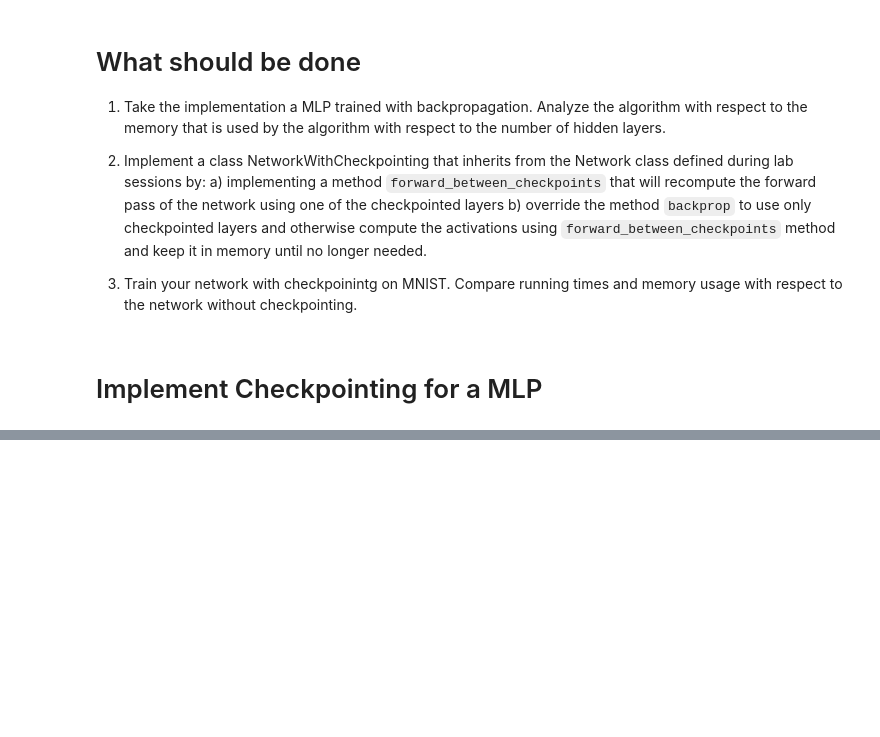
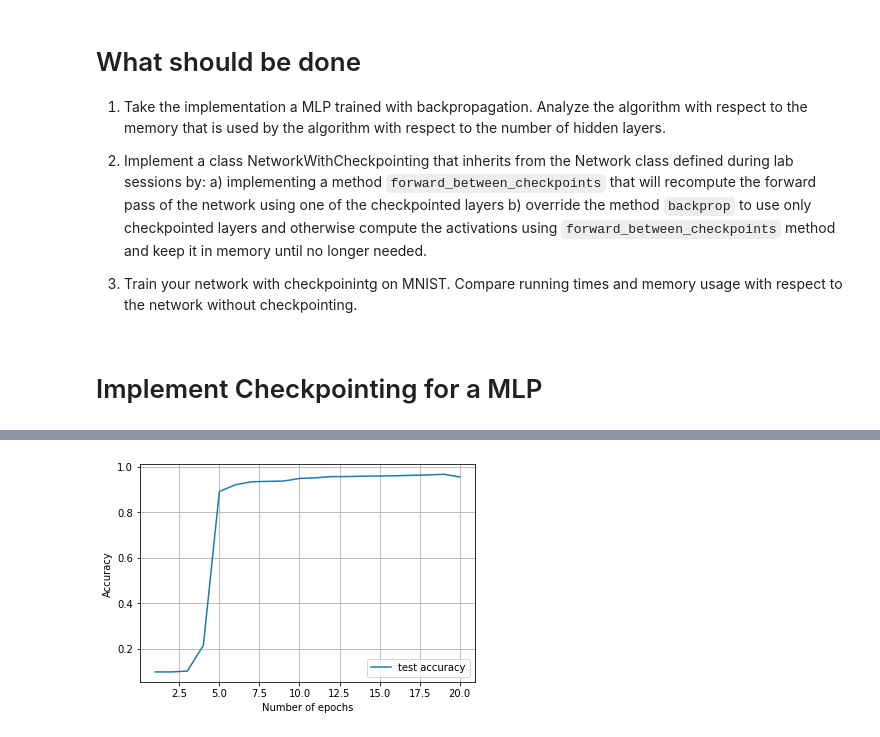
Before and after one commit to asia281/dnn2022, a Jupyter notebook: Asia_of_hw1_checkpoints_student.ipynb, the cells around one changed output, grey strips where cells are left out. Cells and saved outputs as stored; diff of their text form; code cells hidden in the pictures; blank space fills up the shorter version.

```diff
--- a/Asia_of_hw1_checkpoints_student.ipynb
+++ b/Asia_of_hw1_checkpoints_student.ipynb
@@ -295,0 +396,7 @@ ValueError: ignored
+# %%
+network = Network([784,100,80,50,20,10], l2=0.001, momentum=0.6)
+%time network.SGD((x_train, y_train), epochs=20, mini_batch_size=100, eta=3., test_data=(x_test, y_test))
+
+network_check = NetworkWithCheckpointing([784,100,80,50,20,10], 3, l2=0.001, momentum=0.6)
+%time network_check.SGD((x_train, y_train), epochs=20, mini_batch_size=100, eta=3., test_data=(x_test, y_test))
+# %% [output]
@@ -295,0 +423 @@ ValueError: ignored
+[figure, added]
```
Also changed, not shown: parts of 14 cells of this notebook.
